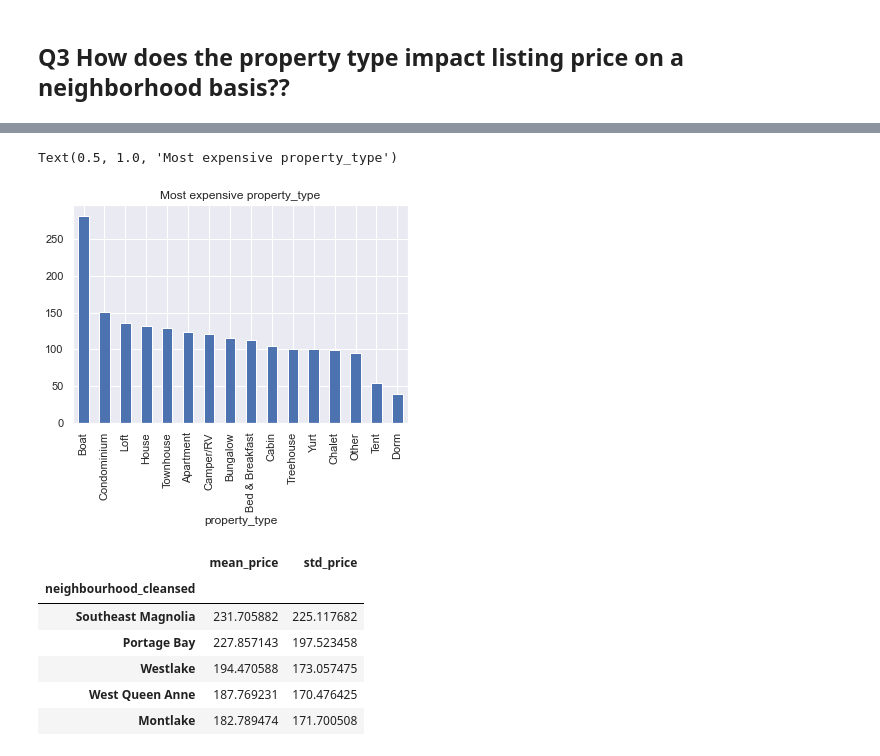
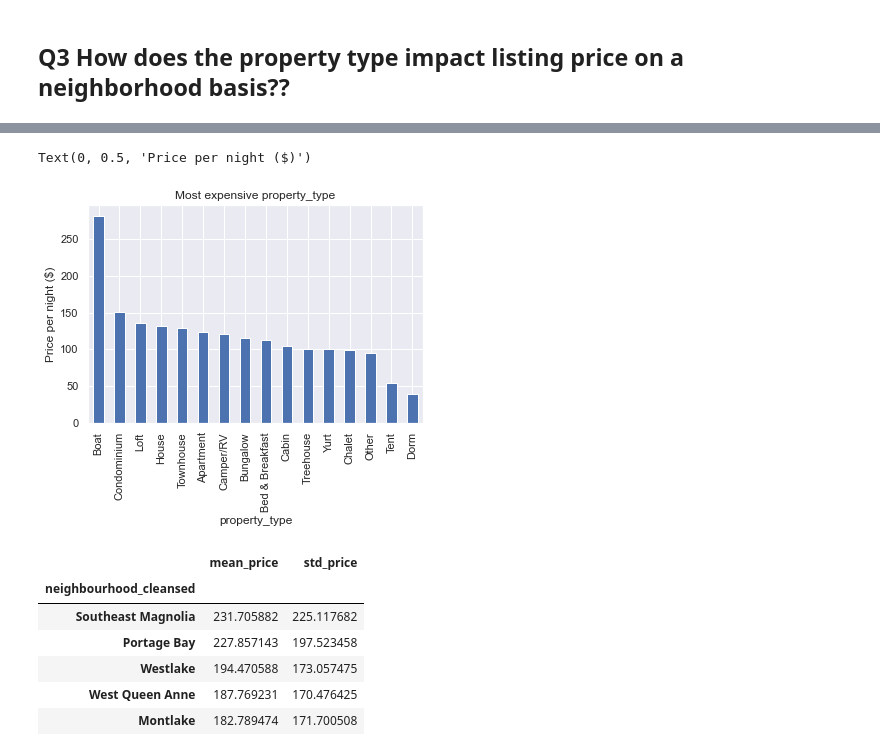
Before and after one commit to rachana-bisht/Airbnb-Seattle, a Jupyter notebook: seattle_airbnb.ipynb, the cells around one changed output, grey strips where cells are left out. Drawn from its saved outputs; the diff is of its cells as text; code cells hidden in the pictures.

```diff
--- a/seattle_airbnb.ipynb
+++ b/seattle_airbnb.ipynb
@@ -222,9 +168,10 @@ price_property_type = listing.groupby(['property_type']).mean()['price'].sort_va
 # %%
 price_property_type.plot(kind = 'bar');
 plt.title('Most expensive property_type')
+plt.ylabel('Price per night ($)')
 # %% [output]
-Text(0.5, 1.0, 'Most expensive property_type')
+Text(0, 0.5, 'Price per night ($)')
-[figure, old version]
+[figure, new version]
 # %%
 #how the price of rental (mean, std) varies with location-
 neighborhood_mean_df = pd.DataFrame(listing.groupby('neighbourhood_cleansed').mean()['price'].sort_values(ascending=False))
```
Also changed, not shown: parts of 48 cells of this notebook.
